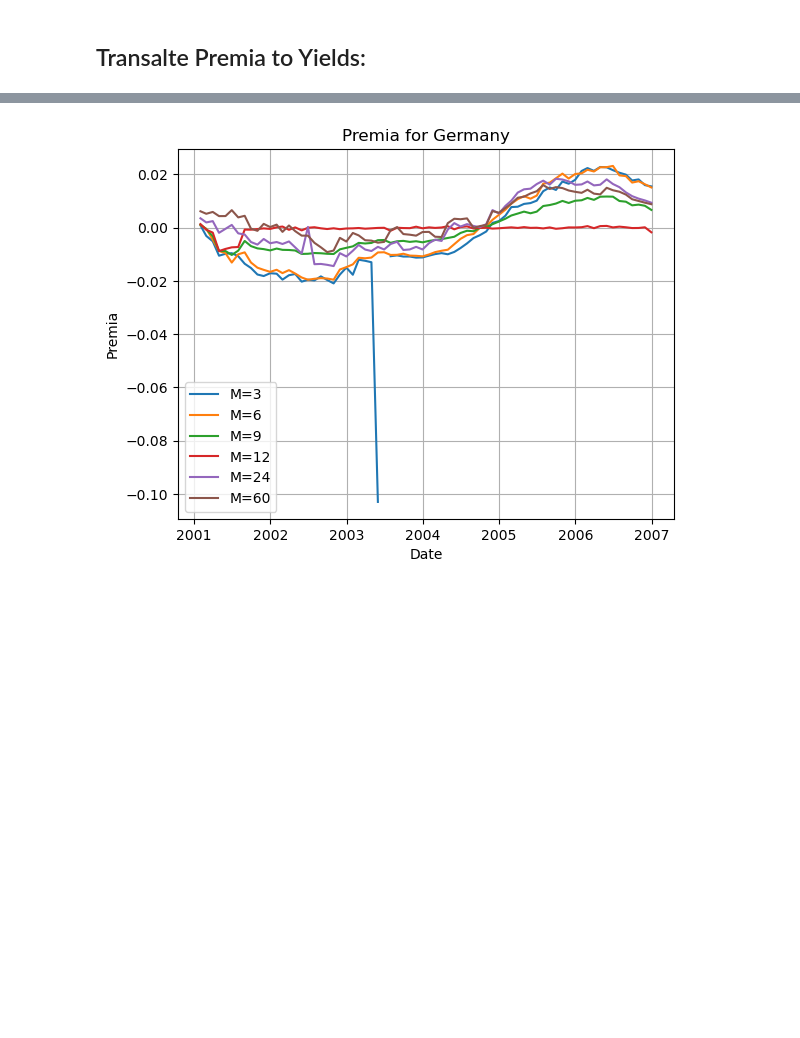
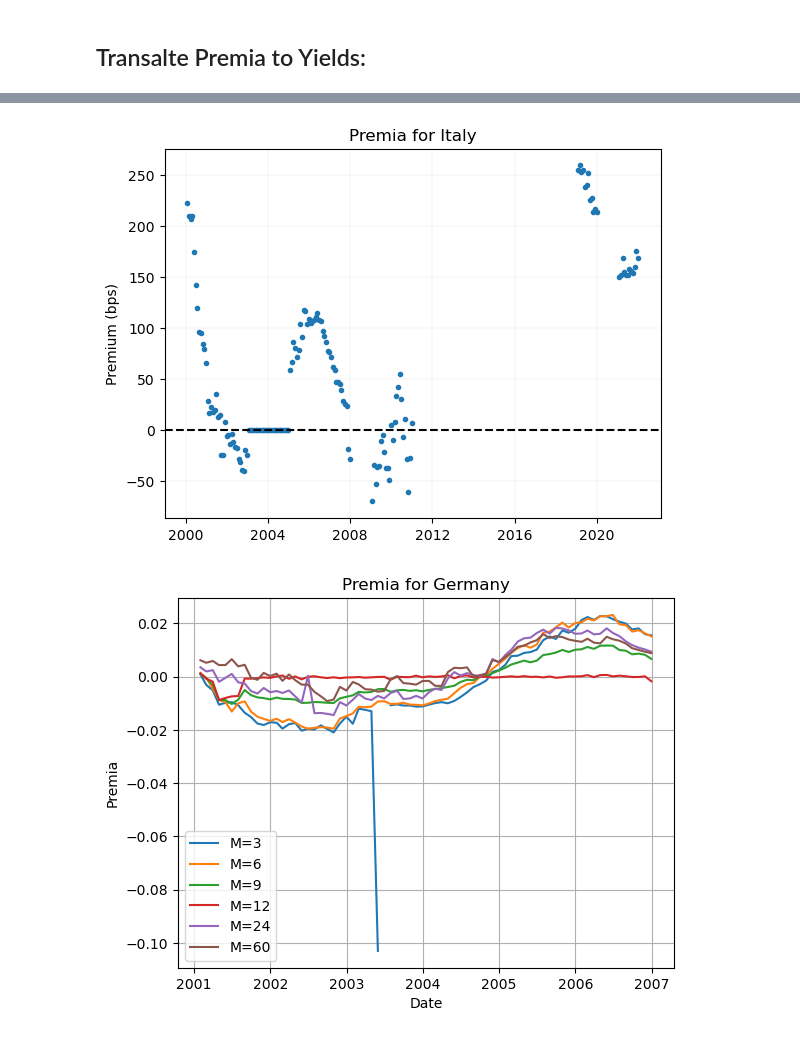
Before and after one commit to angeloahm/Expected_recovery_rates, a Jupyter notebook: Data/computing_premia.ipynb, the cells around one changed output, grey strips where cells are left out. Saved outputs shown, nothing was run; the diff lists cells and outputs as text; code cells hidden in the pictures; blank space fills up the shorter version.

```diff
--- a/Data/computing_premia.ipynb
+++ b/Data/computing_premia.ipynb
@@ -603,0 +677,25 @@ plt.show()
+# %%
+# Create a dataframe with the premia for each maturity
+premia_df = pd.DataFrame()
+for M in Ms:
+    print(M)
+    aux = compute_USD_yield(M)
+    # Transform to yearly yield:
+    aux['USD Yearly Yield'] = (1 + aux['USD Monthly Yield'])**12 - 1
+    # Drop monthly yield:
+    aux = aux.drop(columns=['USD Monthly Yield'])
+    aux2 = interpolate_yield(it_yield_df['Date'], it_yield_df, M)
+    # Drop yearly yield:
+    aux2 = aux2.drop(columns=['Monthly Yield'])
+    # Merge the two dataframes:
+    aux = pd.merge(aux, aux2, on='Dates')
+    aux[f'Premia {M} months'] = (aux['USD Yearly Yield'] - aux['Yearly Yield'])
+    aux = aux.drop(columns=['USD Yearly Yield', 'Yearly Yield'])
+
+    # Merge the premia for the current maturity 'M' into the premia DataFrame
+    if premia_df.empty:
+        premia_df = aux
+    else:
+        premia_df = pd.merge(premia_df, aux, on='Dates')
+
+premia_df['Year'] = premia_df['Dates'].dt.year
@@ -603,0 +708,12 @@ plt.show()
+# %%
+premia_df = pd.merge(premia_df, IT_bonds, on='Year').drop(columns=['Amt Issued'])
+# %%
+# For each date in premia_df, compute the weighted average of the premia:
+premia_df['Premia'] = 0
+for M in Ms:
+    premia_df['Premia'] += premia_df[f'Premia {M} months'] * premia_df['Share']*(premia_df['Months to Maturity']==M)
+
+
+# Collapse the dataset by date, summing the values of 'Premia' for each date
+premia_df = premia_df.groupby('Dates')['Premia'].sum().reset_index()
+premia_df
@@ -604,3 +734,13 @@ plt.show()
+# %%
+# Plot the time series of the premia ignoring missing dates using a dot plot
+plt.plot(premia_df['Dates'], premia_df['Premia']*100*100, '.')
+plt.title('Premia for Italy')
+plt.ylabel('Premium (bps)')
+plt.grid(linewidth=0.1)
+plt.axhline(0, color='black', linestyle='--')
+plt.show()
+# %% [output]
+[figure, added]
 # %%
 import matplotlib.pyplot as plt
 import pandas as pd
```
Also changed, not shown: parts of 7 cells of this notebook, 5 other files.
